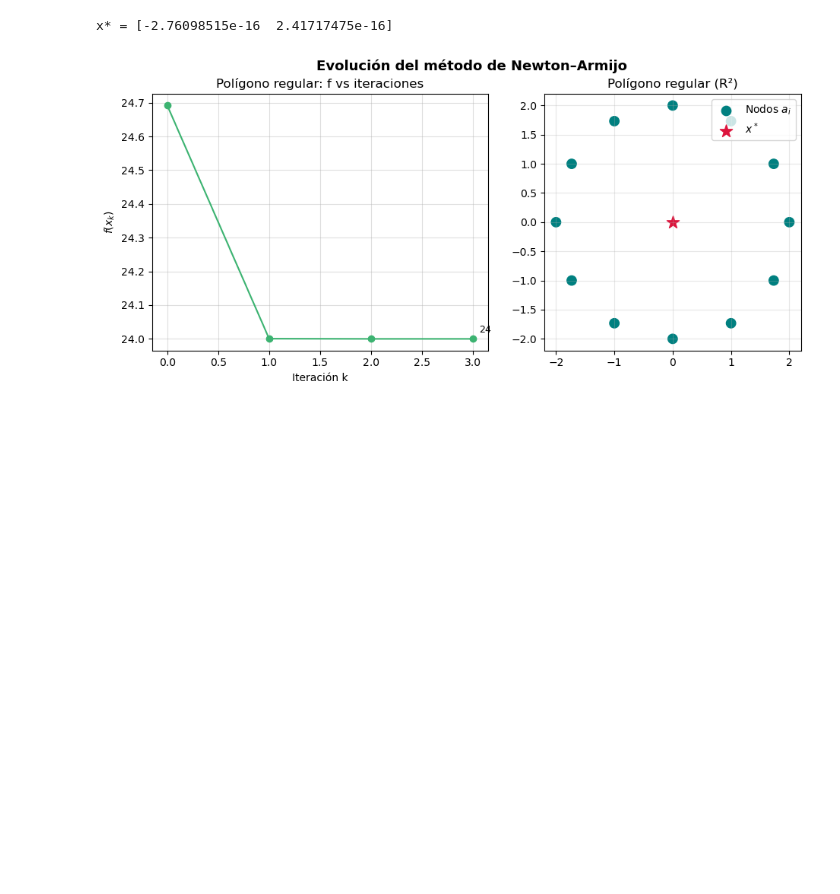
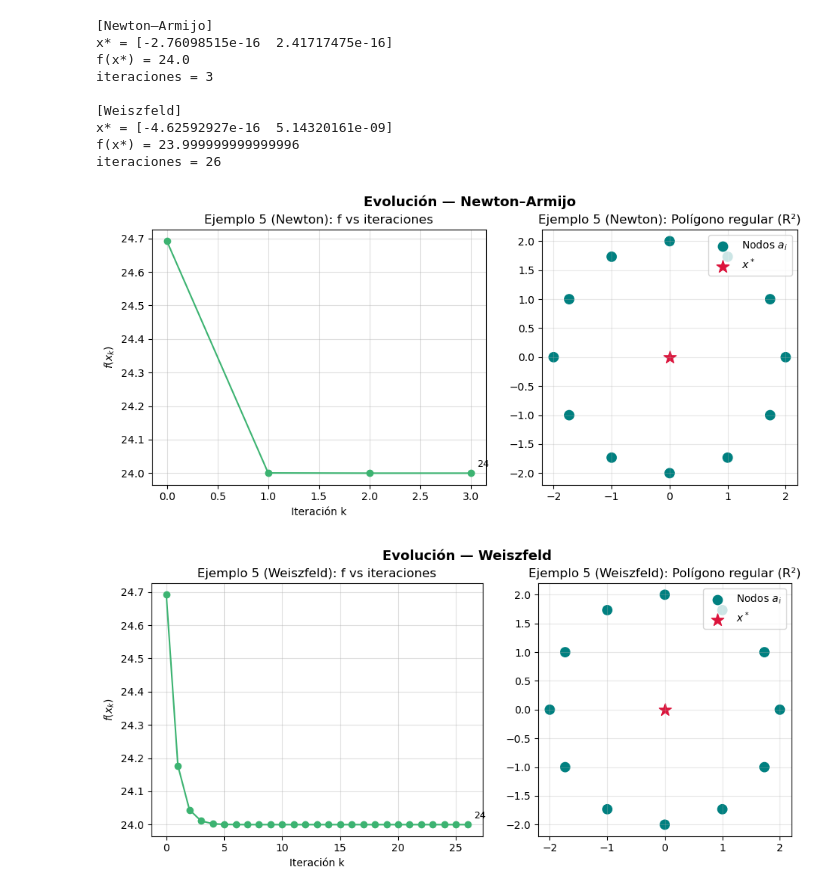
Before and after one commit to santiagofada/FermatWeberProblem, a Jupyter notebook: notebooks/tests.ipynb, the cells around one changed output. Cells and saved outputs as stored; diff of their text form; code cells hidden in the pictures; blank space fills up the shorter version.

```diff
--- a/notebooks/tests.ipynb
+++ b/notebooks/tests.ipynb
@@ -99,23 +227,53 @@ x* = [0.43181288 0.60487962]   f(x*) = 7.64760858989461   iters = 5
 # %%
 # Celda A: Poligono regular pesos iguales → x* = (0,0)
 
 def regular_ngon(n=12, R=2.0, center=(0.0, 0.0)):
-    theta = np.linspace(0, 2*np.pi, n, endpoint=False)
-    A = np.c_[center[0] + R*np.cos(theta), center[1] + R*np.sin(theta)]
+    theta = np.linspace(0, 2 * np.pi, n, endpoint=False)
+    A = np.c_[center[0] + R * np.cos(theta), center[1] + R * np.sin(theta)]
     w = np.ones(n)
     return A, w
 
 A, w = regular_ngon(n=12, R=2.0, center=(0.0, 0.0))
-res = newton_armijo(A, w)
 
-print("x* =", res["x"])
-_ = plot_f_and_points(res["hist"], A, w, res["x"],
-                      title_f="Polígono regular: f vs iteraciones",
-                      title_points="Polígono regular (R²)",
-                      layout="1x2")
+res_newton = newton_armijo(A, w)
+print("[Newton–Armijo]")
+print("x* =", res_newton["x"])
+print("f(x*) =", res_newton["f"])
+print("iteraciones =", res_newton["k"])
+
+_ = plot_f_and_points(
+    res_newton["hist"], A, w, res_newton["x"],
+    method_title="Newton–Armijo",
+    title_f="Ejemplo 5 (Newton): f vs iteraciones",
+    title_points="Ejemplo 5 (Newton): Polígono regular (R²)",
+    layout="1x2"
+)
+
+res_weisz = weiszfeld(A, w, max_iter=1000)
+print("\n[Weiszfeld]")
+print("x* =", res_weisz["x"])
+print("f(x*) =", res_weisz["f"])
+print("iteraciones =", res_weisz["k"])
+
+_ = plot_f_and_points(
+    res_weisz["hist"], A, w, res_weisz["x"],
+    method_title="Weiszfeld",
+    title_f="Ejemplo 5 (Weiszfeld): f vs iteraciones",
+    title_points="Ejemplo 5 (Weiszfeld): Polígono regular (R²)",
+    layout="1x2"
+)
 # %% [output]
+[Newton–Armijo]
 x* = [-2.76098515e-16  2.41717475e-16]
+f(x*) = 24.0
+iteraciones = 3
+
+[Weiszfeld]
+x* = [-4.62592927e-16  5.14320161e-09]
+f(x*) = 23.999999999999996
+iteraciones = 26
-[figure, old version]
+[figure, new version]
+[figure, added]
 # %%
 rng = np.random.default_rng(42)
 n_per = 8
```
Also changed, not shown: parts of 8 cells of this notebook, 4 other files.
